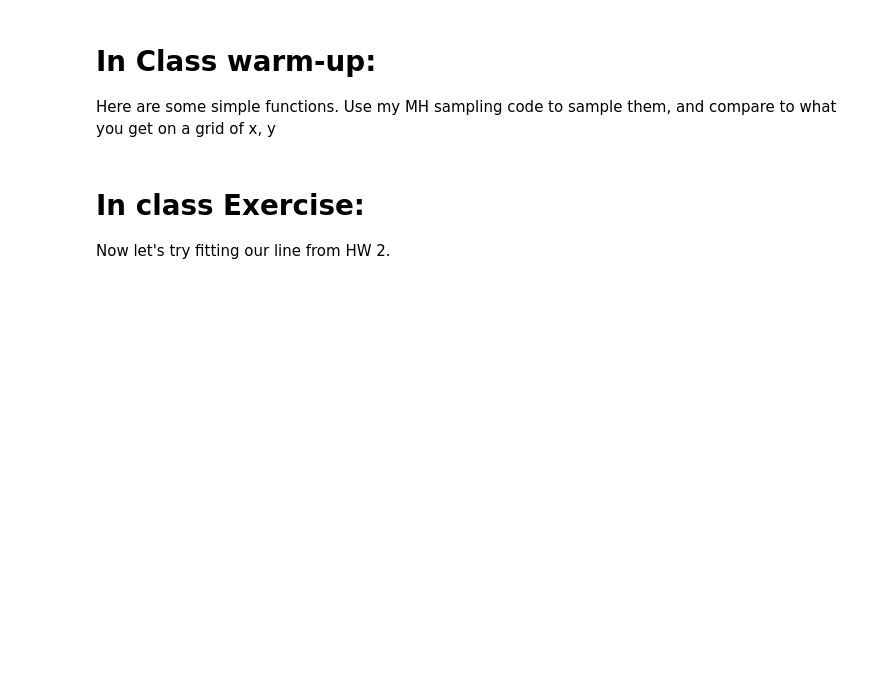
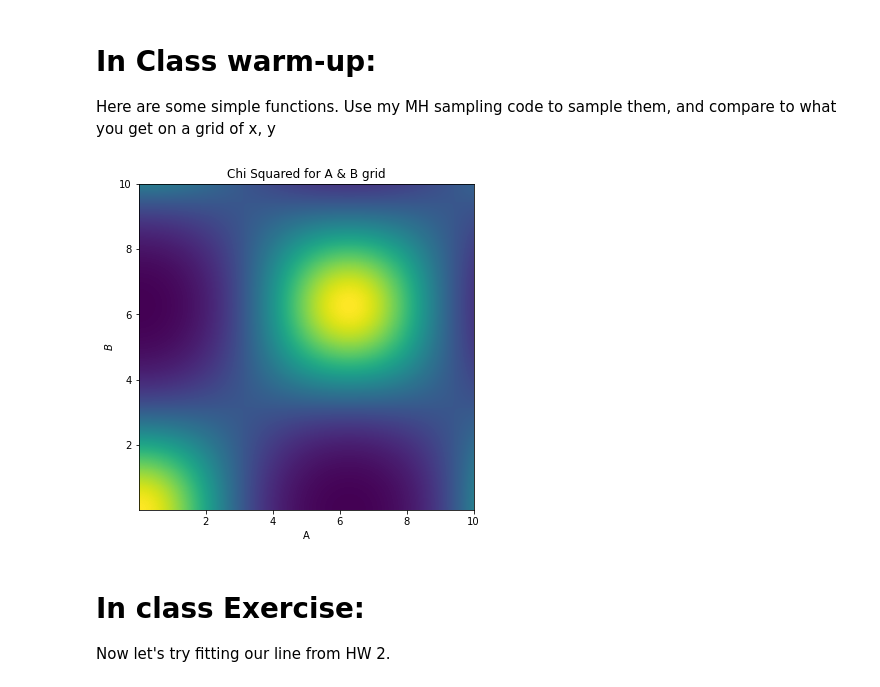
Before and after one commit to andreamwalker/ast8581_2021_Spring, a Jupyter notebook: lecture/07/lecture07.ipynb, the cells around one changed output. Cells and saved outputs as stored; diff of their text form; code cells hidden in the pictures; blank space fills up the shorter version.

```diff
--- a/lecture/07/lecture07.ipynb
+++ b/lecture/07/lecture07.ipynb
@@ -445,3 +443,32 @@ def mh_demo(p, x0, sigma, nsamp=1000):
+# %%
+# Your code here
+import numpy as np
+import matplotlib.pyplot as plt
+
+
+x = np.linspace(0.01,10,1000)
+y = np.linspace(0.01,10,1000)
+x,y = np.meshgrid(x,y)
+
+#rosenbrock = Rosenbrock_lnP(x, y, a=1.0, b=100.0)
+eggbox =  eggbox_lnP(x, y)
+#eggbox = np.array(eggbox).reshape((1000,1000))
+#print(eggbox)
+spherical_shell =  sphshell_lnP(x, y, s=0.1)
+
+egg_mh = metropolis_hastings(eggbox_lnP, (5,5), sigma=(1,1), nsamp=1000)
+
+#########
+
+
+
+fig = plt.figure(figsize=(6, 6))
+ax1 = fig.add_subplot(111, title='Chi Squared for A & B grid',xlabel='A',ylabel="$B$")
+ax1.pcolormesh(X,Y,eggbox)
+#ax1.scatter(egg_mh.T[0],egg_mh.T[1],c='w')
+plt.show()
+# %% [output]
+[figure, added]
 # %% [markdown]
 # In class Exercise:
 
```
Also changed, not shown: parts of 4 cells of this notebook.
